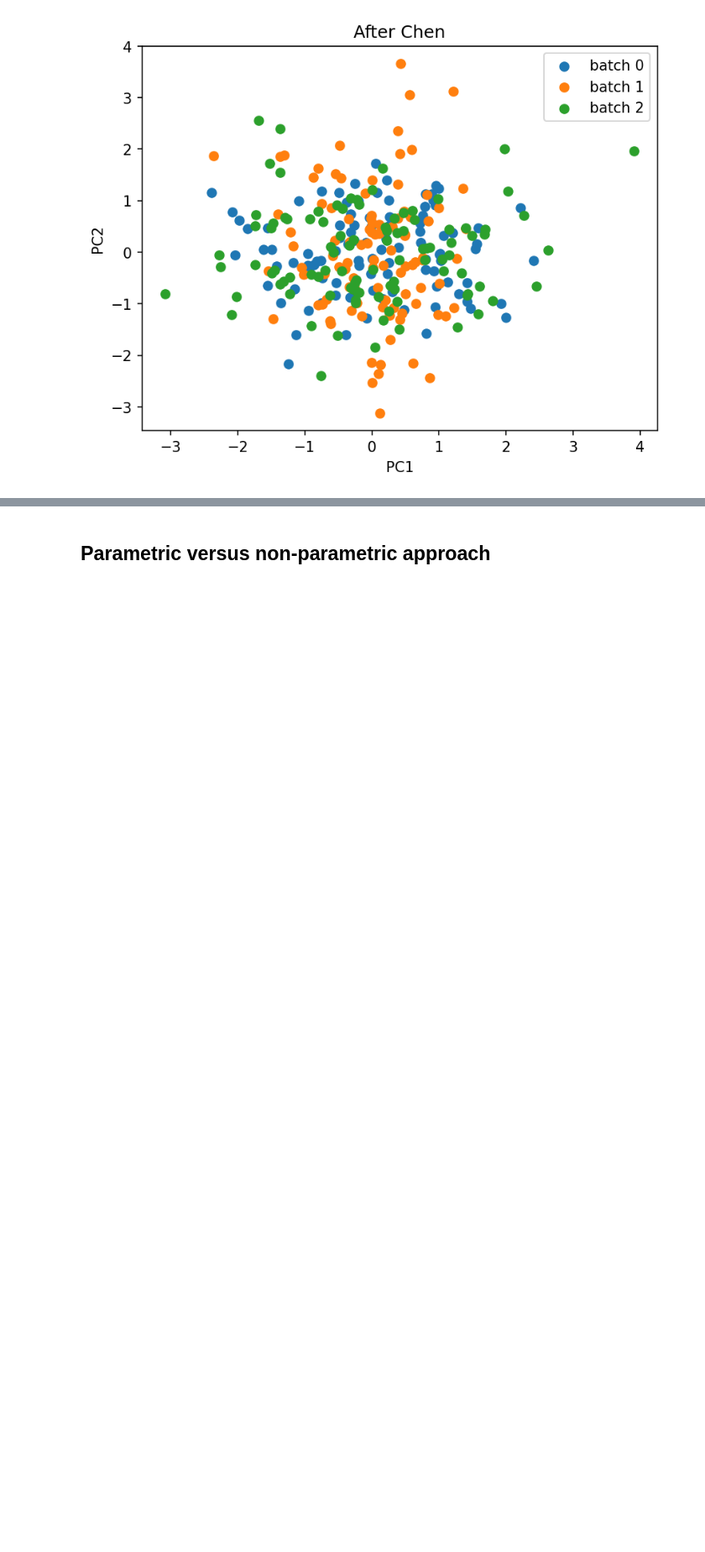
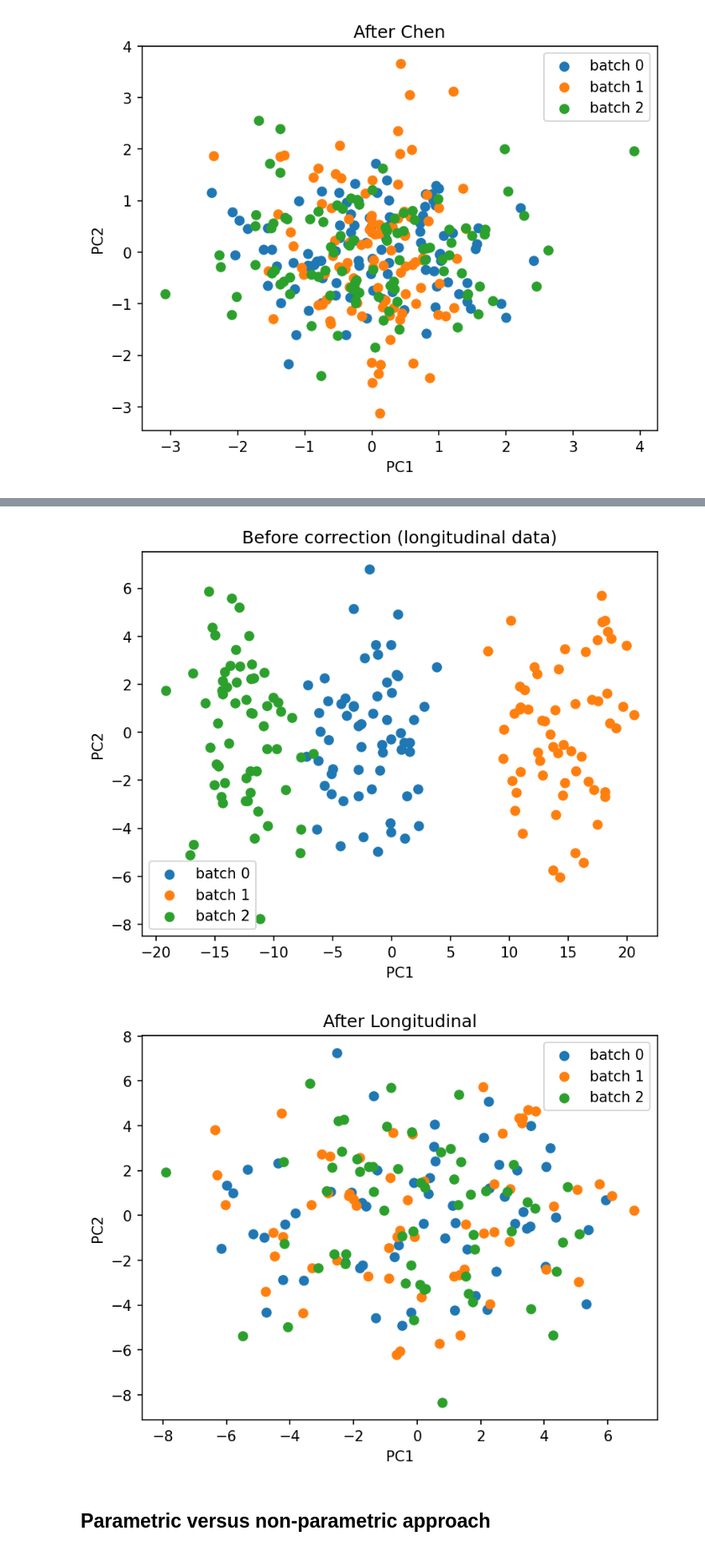
Before and after one commit to EttoreRocchi/combatlearn, a Jupyter notebook: docs/source/demo/combatlearn_demo.ipynb, the cells around one changed output, grey strips where cells are left out. Shown at 84% size. Drawn from its saved outputs; the diff is of its cells as text; code cells hidden in the pictures; blank space fills up the shorter version.

Commit message:
[feat] `v2.1.0`: add Longitudinal ComBat

```diff
--- a/docs/source/demo/combatlearn_demo.ipynb
+++ b/docs/source/demo/combatlearn_demo.ipynb
@@ -135,3 +141,38 @@ plot_pca(X_chen.values, batch_labels.values, title="After Chen")
+# %%
+# Build a small longitudinal dataset: subjects measured at multiple visits across batches
+n_subjects, n_visits, n_long_features = 60, 3, 30
+batch_levels = ["0", "1", "2"]
+batch_shifts = {"0": 0.0, "1": 3.0, "2": -2.0}
+
+subject_intercepts = rng.standard_normal((n_subjects, n_long_features)) * 1.5
+
+records, subjects_long, visits_long, batches_long = [], [], [], []
+for s in range(n_subjects):
+    for t in range(n_visits):
+        b = batch_levels[(s + t) % len(batch_levels)]
+        records.append(rng.standard_normal(n_long_features) + subject_intercepts[s] + batch_shifts[b] + 0.5 * t)
+        subjects_long.append(f"subj_{s}")
+        visits_long.append(float(t))
+        batches_long.append(b)
+
+X_long = pd.DataFrame(np.array(records), columns=[f"gene_{i + 1}" for i in range(n_long_features)])
+batch_long = pd.Series(batches_long, name="batch")
+subject_long = pd.Series(subjects_long, name="subject")
+visit_long = pd.Series(visits_long, name="visit")
+
+combat_long = ComBat(
+    batch=batch_long,
+    subject_id=subject_long,
+    time_covariate=visit_long,
+    method="longitudinal",
+)
+X_long_corrected = combat_long.fit_transform(X_long)
+
+plot_pca(X_long.values, batch_long.values, title="Before correction (longitudinal data)")
+plot_pca(X_long_corrected.values, batch_long.values, title="After Longitudinal")
+# %% [output]
+[figure, added]
+[figure, added]
 # %% [markdown]
 ## Parametric versus non-parametric approach
 # %%
```
Also changed, not shown: parts of 2 cells of this notebook, 12 other files.
